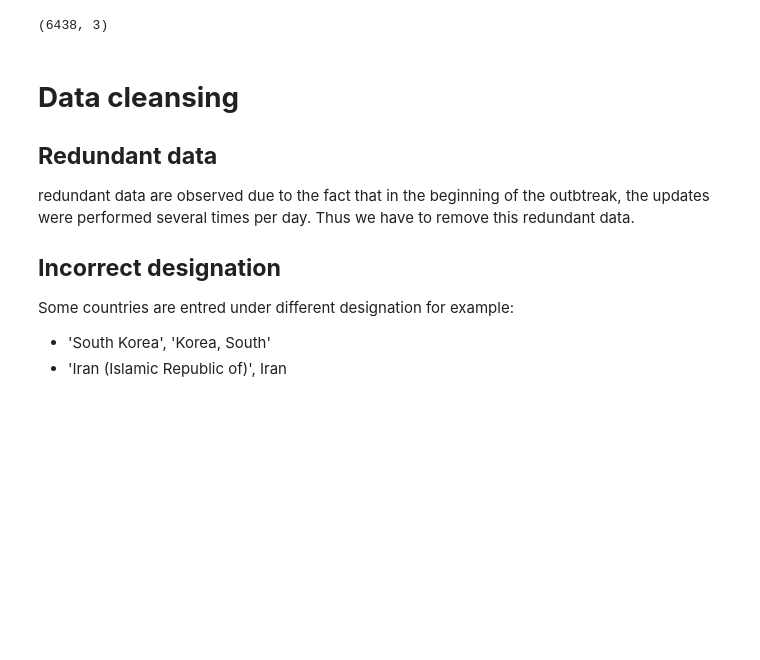
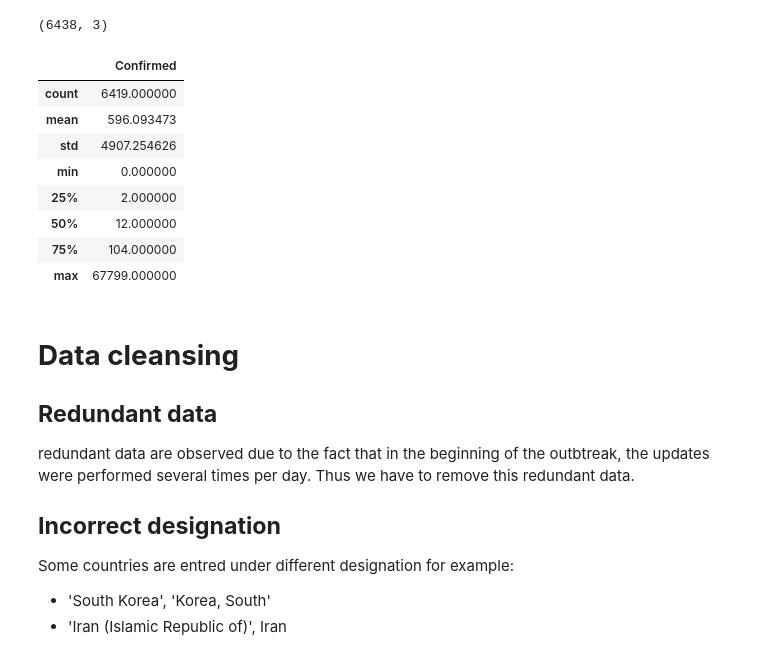
Before and after one commit to hatim1971/covid-19, a Jupyter notebook: Covid19_ETL.ipynb, the cells around one changed output. Saved outputs shown, nothing was run; the diff lists cells and outputs as text; code cells hidden in the pictures; blank space fills up the shorter version.

```diff
--- a/Covid19_ETL.ipynb
+++ b/Covid19_ETL.ipynb
@@ -124,6 +124,18 @@ df_complete.describe()
 df_global.shape
 # %% [output]
 (6438, 3)
+# %%
+df_global.describe()
+# %% [output]
+|  | Confirmed |
+| count | 6419.000000 |
+| mean | 596.093473 |
+| std | 4907.254626 |
+| min | 0.000000 |
+| 25% | 2.000000 |
+| 50% | 12.000000 |
+| 75% | 104.000000 |
+| max | 67799.000000 |
 # %% [markdown]
 # **Data cleansing**
 ## **Redundant data**
```
Also changed, not shown: parts of 10 cells of this notebook.
